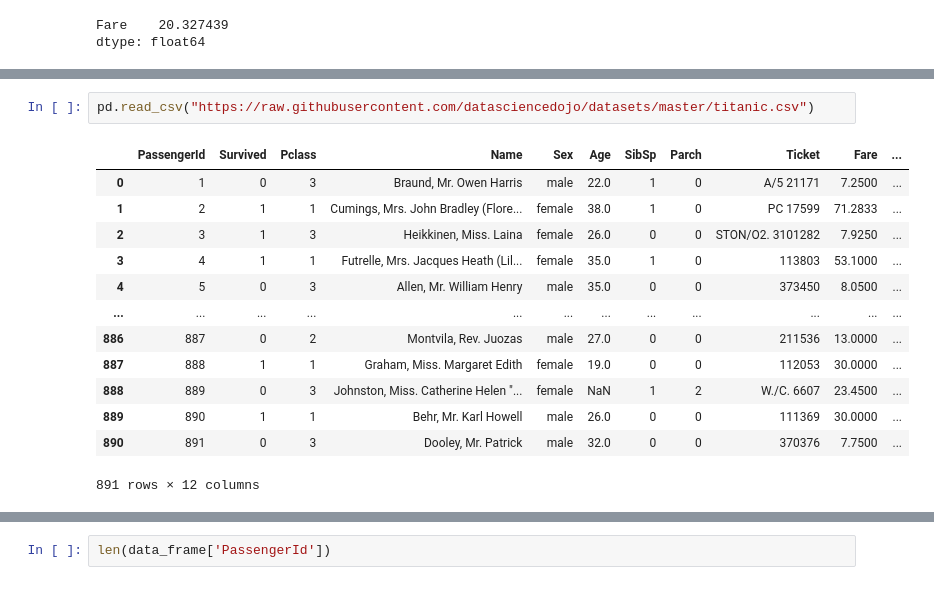
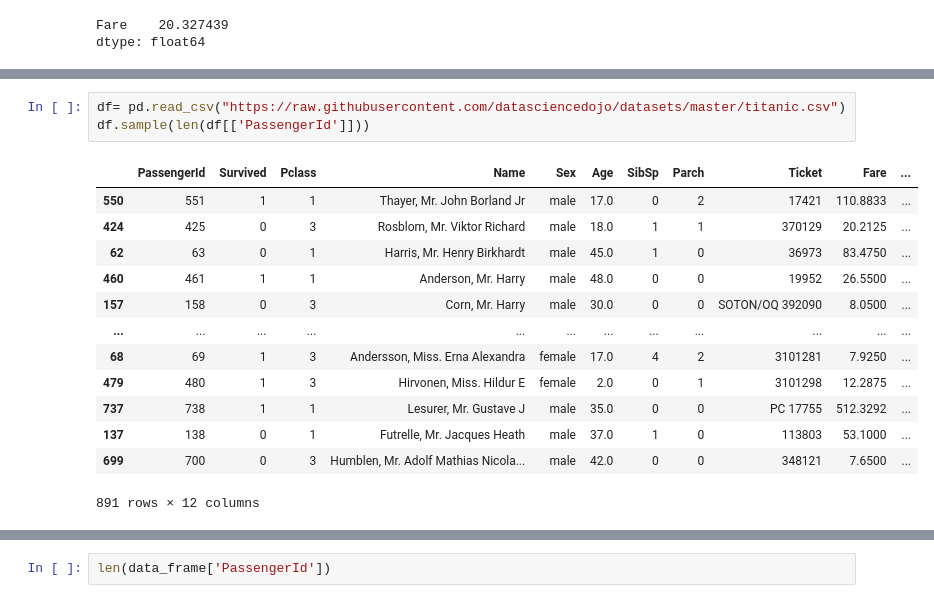
Before and after one commit to akhiltiwari13/DataScience_intro, a Jupyter notebook: day1/data_analysis_01.ipynb, the cells around one changed output, grey strips where cells are left out. Saved outputs shown, nothing was run; the diff lists cells and outputs as text.

```diff
--- a/day1/data_analysis_01.ipynb
+++ b/day1/data_analysis_01.ipynb
@@ -285,20 +322,21 @@ data_frame[condition].head(5)
 # %% [output]
 |  | PassengerId | Survived | Pclass | Name | Gender | Age | SibSp | Parch | Ticket | Fare | ... |
 # %%
-pd.read_csv("https://raw.githubusercontent.com/datasciencedojo/datasets/master/titanic.csv")
+df= pd.read_csv("https://raw.githubusercontent.com/datasciencedojo/datasets/master/titanic.csv")
+df.sample(len(df[['PassengerId']]))
 # %% [output]
 |  | PassengerId | Survived | Pclass | Name | Sex | Age | SibSp | Parch | Ticket | Fare | ... |
-| 0 | 1 | 0 | 3 | Braund, Mr. Owen Harris | male | 22.0 | 1 | 0 | A/5 21171 | 7.2500 | ... |
-| 1 | 2 | 1 | 1 | Cumings, Mrs. John Bradley (Flore... | female | 38.0 | 1 | 0 | PC 17599 | 71.2833 | ... |
-| 2 | 3 | 1 | 3 | Heikkinen, Miss. Laina | female | 26.0 | 0 | 0 | STON/O2. 3101282 | 7.9250 | ... |
-| 3 | 4 | 1 | 1 | Futrelle, Mrs. Jacques Heath (Lil... | female | 35.0 | 1 | 0 | 113803 | 53.1000 | ... |
-| 4 | 5 | 0 | 3 | Allen, Mr. William Henry | male | 35.0 | 0 | 0 | 373450 | 8.0500 | ... |
+| 550 | 551 | 1 | 1 | Thayer, Mr. John Borland Jr | male | 17.0 | 0 | 2 | 17421 | 110.8833 | ... |
+| 424 | 425 | 0 | 3 | Rosblom, Mr. Viktor Richard | male | 18.0 | 1 | 1 | 370129 | 20.2125 | ... |
+| 62 | 63 | 0 | 1 | Harris, Mr. Henry Birkhardt | male | 45.0 | 1 | 0 | 36973 | 83.4750 | ... |
+| 460 | 461 | 1 | 1 | Anderson, Mr. Harry | male | 48.0 | 0 | 0 | 19952 | 26.5500 | ... |
+| 157 | 158 | 0 | 3 | Corn, Mr. Harry | male | 30.0 | 0 | 0 | SOTON/OQ 392090 | 8.0500 | ... |
 | ... | ... | ... | ... | ... | ... | ... | ... | ... | ... | ... | ... |
-| 886 | 887 | 0 | 2 | Montvila, Rev. Juozas | male | 27.0 | 0 | 0 | 211536 | 13.0000 | ... |
-| 887 | 888 | 1 | 1 | Graham, Miss. Margaret Edith | female | 19.0 | 0 | 0 | 112053 | 30.0000 | ... |
-| 888 | 889 | 0 | 3 | Johnston, Miss. Catherine Helen "... | female | NaN | 1 | 2 | W./C. 6607 | 23.4500 | ... |
-| 889 | 890 | 1 | 1 | Behr, Mr. Karl Howell | male | 26.0 | 0 | 0 | 111369 | 30.0000 | ... |
-| 890 | 891 | 0 | 3 | Dooley, Mr. Patrick | male | 32.0 | 0 | 0 | 370376 | 7.7500 | ... |
+| 68 | 69 | 1 | 3 | Andersson, Miss. Erna Alexandra | female | 17.0 | 4 | 2 | 3101281 | 7.9250 | ... |
+| 479 | 480 | 1 | 3 | Hirvonen, Miss. Hildur E | female | 2.0 | 0 | 1 | 3101298 | 12.2875 | ... |
+| 737 | 738 | 1 | 1 | Lesurer, Mr. Gustave J | male | 35.0 | 0 | 0 | PC 17755 | 512.3292 | ... |
+| 137 | 138 | 0 | 1 | Futrelle, Mr. Jacques Heath | male | 37.0 | 1 | 0 | 113803 | 53.1000 | ... |
+| 699 | 700 | 0 | 3 | Humblen, Mr. Adolf Mathias Nicola... | male | 42.0 | 0 | 0 | 348121 | 7.6500 | ... |
 891 rows × 12 columns
 # %%
 
```
Also changed, not shown: parts of 21 cells of this notebook, 1 other file.
